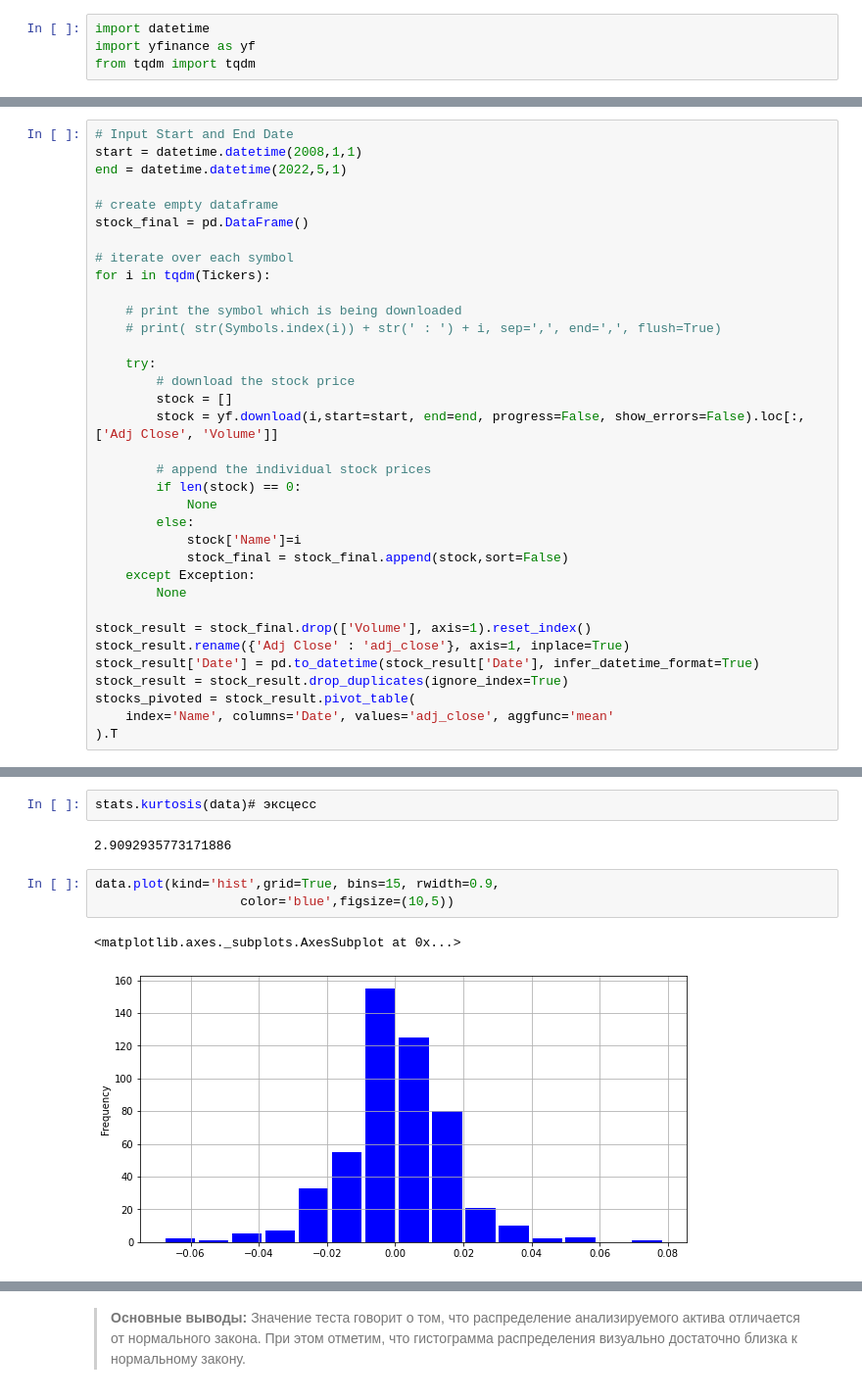
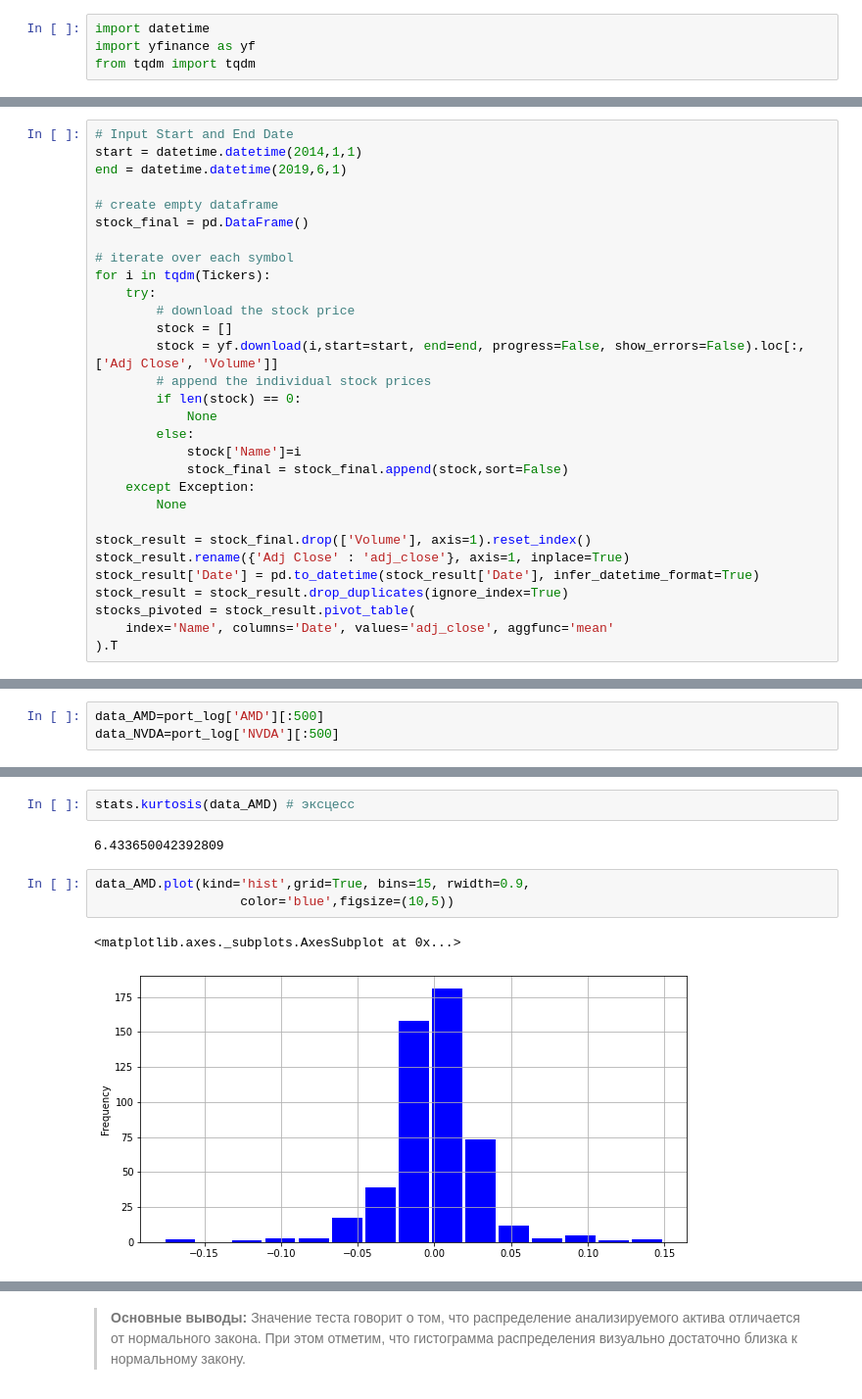
Before and after one commit to qununc/UFR, a Jupyter notebook: no3_var_backtests/Ex_Der_2_corrected.ipynb, the cells around one changed output, grey strips where cells are left out. Shown at 98% size. Cells and saved outputs as stored; diff of their text form.

```diff
--- a/no3_var_backtests/Ex_Der_2_corrected.ipynb
+++ b/no3_var_backtests/Ex_Der_2_corrected.ipynb
@@ -534,22 +534,17 @@ Tickers=['MSFT','AMZN','AMD','NVDA']# выбранные для анализа
 # %%
 # Input Start and End Date
-start = datetime.datetime(2008,1,1)
-end = datetime.datetime(2022,5,1)
+start = datetime.datetime(2014,1,1)
+end = datetime.datetime(2019,6,1)
 
 # create empty dataframe
 stock_final = pd.DataFrame()
 
 # iterate over each symbol
 for i in tqdm(Tickers):
-
-    # print the symbol which is being downloaded
-    # print( str(Symbols.index(i)) + str(' : ') + i, sep=',', end=',', flush=True)
-
     try:
         # download the stock price
         stock = []
         stock = yf.download(i,start=start, end=end, progress=False, show_errors=False).loc[:, ['Adj Close', 'Volume']]
-
         # append the individual stock prices
         if len(stock) == 0:
             None
@@ -610,0 +616,3 @@ data=port_log['AAPL'][:500]
+# %%
+data_AMD=port_log['AMD'][:500]
+data_NVDA=port_log['NVDA'][:500]
@@ -629,12 +640,12 @@ stats.skew(data)# коэффициент асимметрии
 # %%
-stats.kurtosis(data)# эксцесс
+stats.kurtosis(data_AMD) # эксцесс
 # %% [output]
-2.9092935773171886
+6.433650042392809
 # %%
-data.plot(kind='hist',grid=True, bins=15, rwidth=0.9,
+data_AMD.plot(kind='hist',grid=True, bins=15, rwidth=0.9,
                    color='blue',figsize=(10,5))
 # %% [output]
 <matplotlib.axes._subplots.AxesSubplot at 0x...>
-[figure, old version]
+[figure, new version]
 # %%
 sns.set(rc={'figure.figsize':(10,5)})
```
Also changed, not shown: parts of 117 cells of this notebook.
